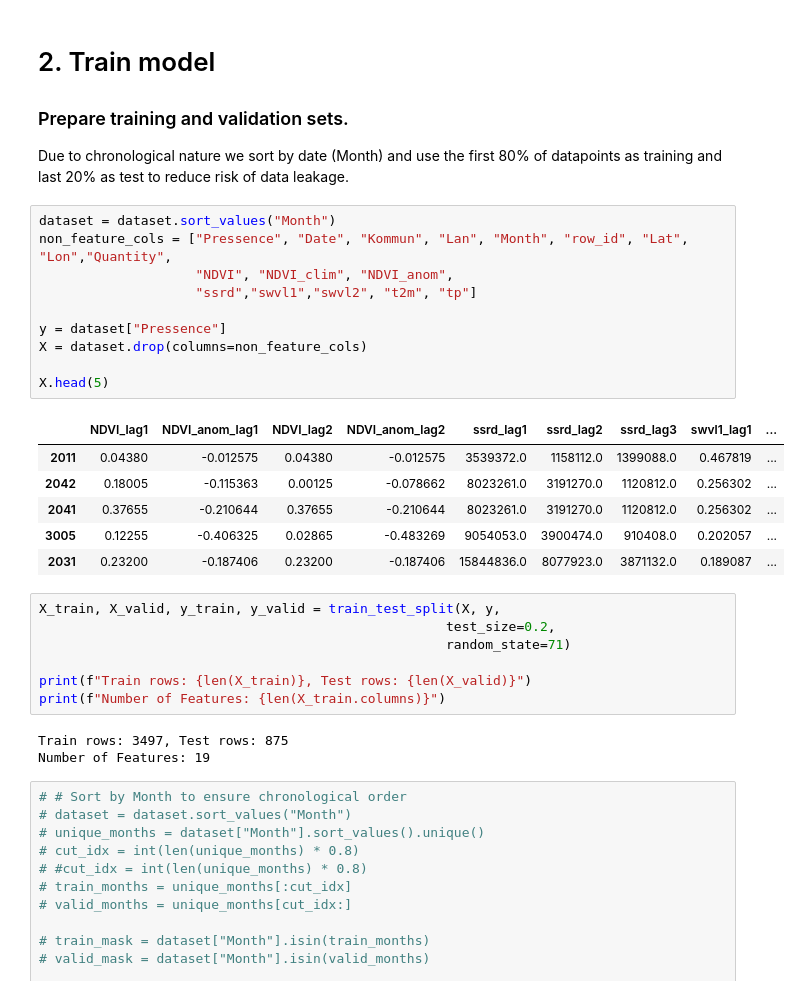
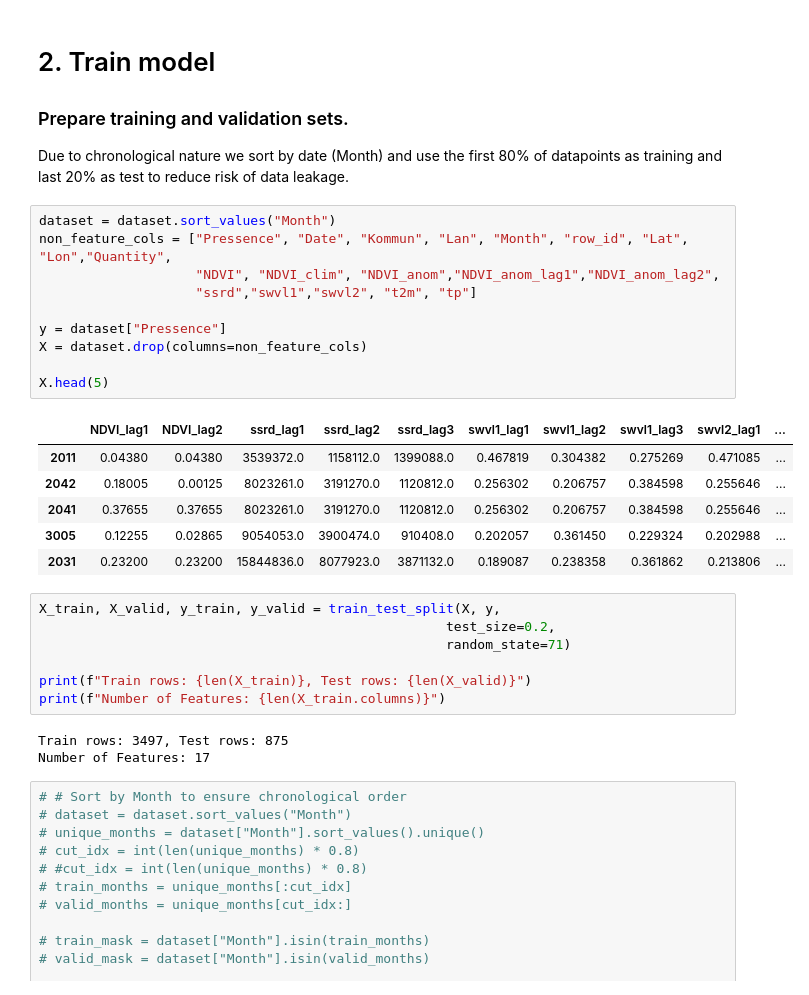
Before and after one commit to jpruzcuen/scalable_ml, a Jupyter notebook: notebooks/train_model.ipynb, the cells around one changed output. Drawn from its saved outputs; the diff is of its cells as text.

```diff
--- a/notebooks/train_model.ipynb
+++ b/notebooks/train_model.ipynb
@@ -76,20 +72,20 @@ Due to chronological nature we sort by date (Month) and use the first 80% of dat
 # %%
 dataset = dataset.sort_values("Month")
 non_feature_cols = ["Pressence", "Date", "Kommun", "Lan", "Month", "row_id", "Lat", "Lon","Quantity",
-                    "NDVI",	"NDVI_clim", "NDVI_anom",
+                    "NDVI",	"NDVI_clim", "NDVI_anom","NDVI_anom_lag1","NDVI_anom_lag2",
                     "ssrd","swvl1","swvl2", "t2m", "tp"]
 
 y = dataset["Pressence"]
 X = dataset.drop(columns=non_feature_cols)
 
 X.head(5)
 # %% [output]
-|  | NDVI_lag1 | NDVI_anom_lag1 | NDVI_lag2 | NDVI_anom_lag2 | ssrd_lag1 | ssrd_lag2 | ssrd_lag3 | swvl1_lag1 | ... |
-| 2011 | 0.04380 | -0.012575 | 0.04380 | -0.012575 | 3539372.0 | 1158112.0 | 1399088.0 | 0.467819 | ... |
-| 2042 | 0.18005 | -0.115363 | 0.00125 | -0.078662 | 8023261.0 | 3191270.0 | 1120812.0 | 0.256302 | ... |
-| 2041 | 0.37655 | -0.210644 | 0.37655 | -0.210644 | 8023261.0 | 3191270.0 | 1120812.0 | 0.256302 | ... |
-| 3005 | 0.12255 | -0.406325 | 0.02865 | -0.483269 | 9054053.0 | 3900474.0 | 910408.0 | 0.202057 | ... |
-| 2031 | 0.23200 | -0.187406 | 0.23200 | -0.187406 | 15844836.0 | 8077923.0 | 3871132.0 | 0.189087 | ... |
+|  | NDVI_lag1 | NDVI_lag2 | ssrd_lag1 | ssrd_lag2 | ssrd_lag3 | swvl1_lag1 | swvl1_lag2 | swvl1_lag3 | swvl2_lag1 | ... |
+| 2011 | 0.04380 | 0.04380 | 3539372.0 | 1158112.0 | 1399088.0 | 0.467819 | 0.304382 | 0.275269 | 0.471085 | ... |
+| 2042 | 0.18005 | 0.00125 | 8023261.0 | 3191270.0 | 1120812.0 | 0.256302 | 0.206757 | 0.384598 | 0.255646 | ... |
+| 2041 | 0.37655 | 0.37655 | 8023261.0 | 3191270.0 | 1120812.0 | 0.256302 | 0.206757 | 0.384598 | 0.255646 | ... |
+| 3005 | 0.12255 | 0.02865 | 9054053.0 | 3900474.0 | 910408.0 | 0.202057 | 0.361450 | 0.229324 | 0.202988 | ... |
+| 2031 | 0.23200 | 0.23200 | 15844836.0 | 8077923.0 | 3871132.0 | 0.189087 | 0.238358 | 0.361862 | 0.213806 | ... |
 # %%
 X_train, X_valid, y_train, y_valid = train_test_split(X, y,
                                                     test_size=0.2,
@@ -99,7 +95,7 @@ print(f"Train rows: {len(X_train)}, Test rows: {len(X_valid)}")
 print(f"Number of Features: {len(X_train.columns)}")
 # %% [output]
 Train rows: 3497, Test rows: 875
-Number of Features: 19
+Number of Features: 17
 # %%
 # # Sort by Month to ensure chronological order
 # dataset = dataset.sort_values("Month")
```
Also changed, not shown: parts of 3 cells of this notebook, 12 other files.
